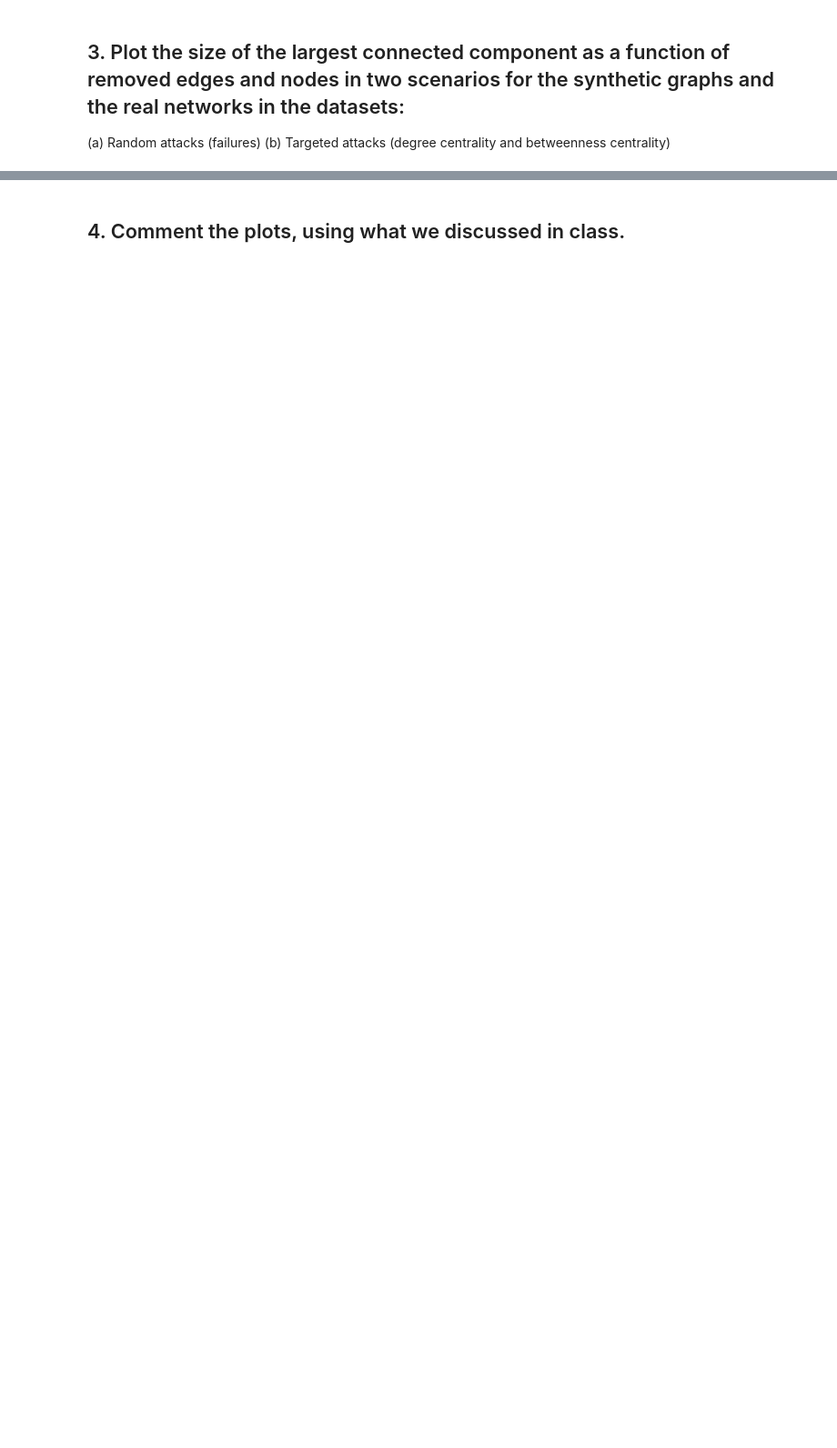
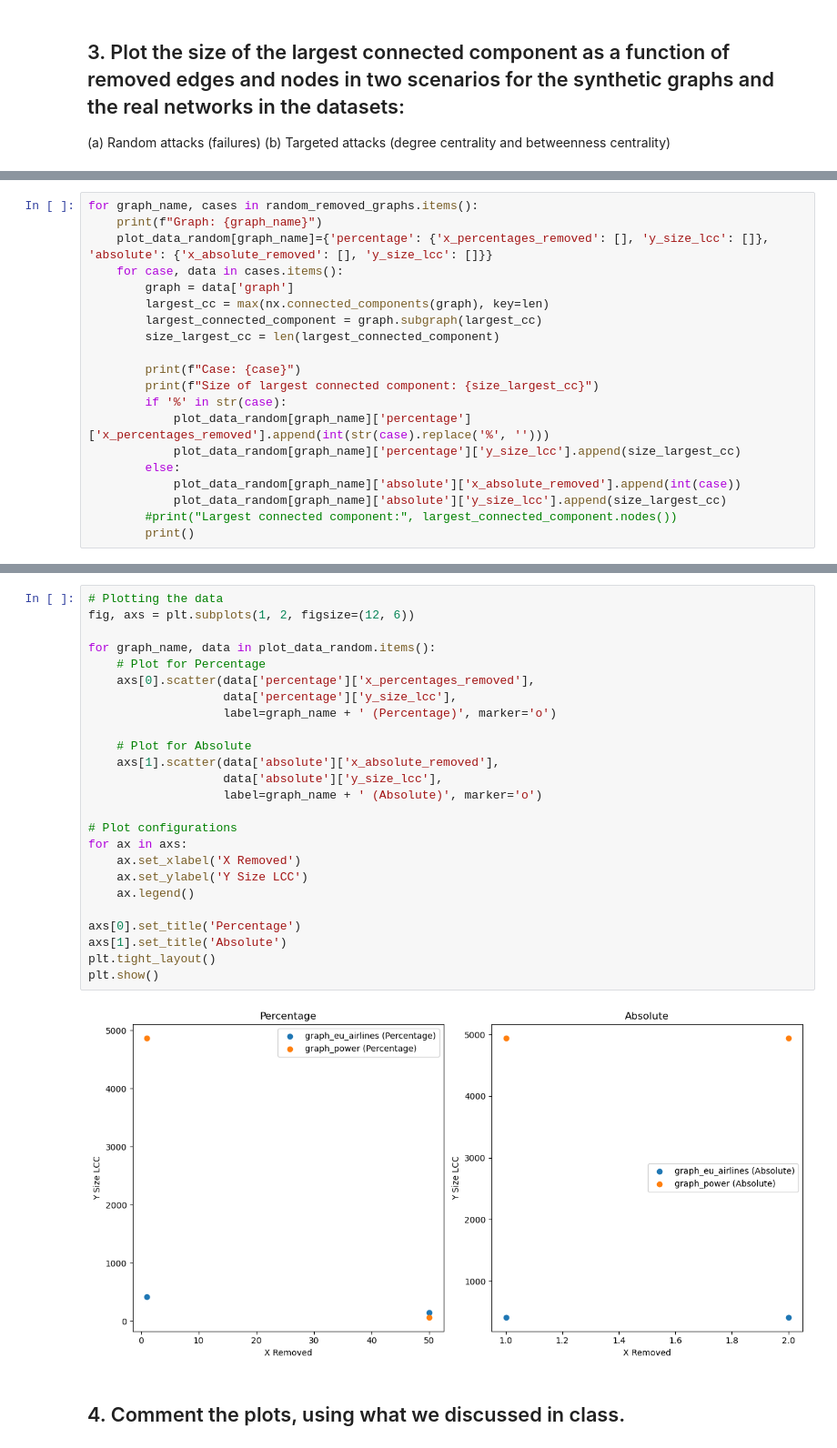
Before and after one commit to HuberNicolas/network-science-uzh, a Jupyter notebook: assignment-3/Assignment_03.ipynb, the cells around one changed output, grey strips where cells are left out. Shown: that part at 91% size. Cells and saved outputs as stored; diff of their text form; blank space fills up the shorter version.

```diff
--- a/assignment-3/Assignment_03.ipynb
+++ b/assignment-3/Assignment_03.ipynb
@@ -400,0 +664,20 @@ plt.show()
+# %%
+for graph_name, cases in random_removed_graphs.items():
+    print(f"Graph: {graph_name}")
+    plot_data_random[graph_name]={'percentage': {'x_percentages_removed': [], 'y_size_lcc': []}, 'absolute': {'x_absolute_removed': [], 'y_size_lcc': []}}
+    for case, data in cases.items():
+        graph = data['graph']
+        largest_cc = max(nx.connected_components(graph), key=len)
+        largest_connected_component = graph.subgraph(largest_cc)
+        size_largest_cc = len(largest_connected_component)
+
+        print(f"Case: {case}")
+        print(f"Size of largest connected component: {size_largest_cc}")
+        if '%' in str(case):
+            plot_data_random[graph_name]['percentage']['x_percentages_removed'].append(int(str(case).replace('%', '')))
+            plot_data_random[graph_name]['percentage']['y_size_lcc'].append(size_largest_cc)
+        else:
+            plot_data_random[graph_name]['absolute']['x_absolute_removed'].append(int(case))
+            plot_data_random[graph_name]['absolute']['y_size_lcc'].append(size_largest_cc)
+        #print("Largest connected component:", largest_connected_component.nodes())
+        print()
@@ -401,2 +711,29 @@ plt.show()
+# %%
+# Plotting the data
+fig, axs = plt.subplots(1, 2, figsize=(12, 6))
+
+for graph_name, data in plot_data_random.items():
+    # Plot for Percentage
+    axs[0].scatter(data['percentage']['x_percentages_removed'],
+                   data['percentage']['y_size_lcc'],
+                   label=graph_name + ' (Percentage)', marker='o')
+
+    # Plot for Absolute
+    axs[1].scatter(data['absolute']['x_absolute_removed'],
+                   data['absolute']['y_size_lcc'],
+                   label=graph_name + ' (Absolute)', marker='o')
+
+# Plot configurations
+for ax in axs:
+    ax.set_xlabel('X Removed')
+    ax.set_ylabel('Y Size LCC')
+    ax.legend()
+
+axs[0].set_title('Percentage')
+axs[1].set_title('Absolute')
+plt.tight_layout()
+plt.show()
+# %% [output]
+[figure, added]
 # %% [markdown]
 ## 4. Comment the plots, using what we discussed in class.
```
Also changed, not shown: parts of 25 cells of this notebook.
